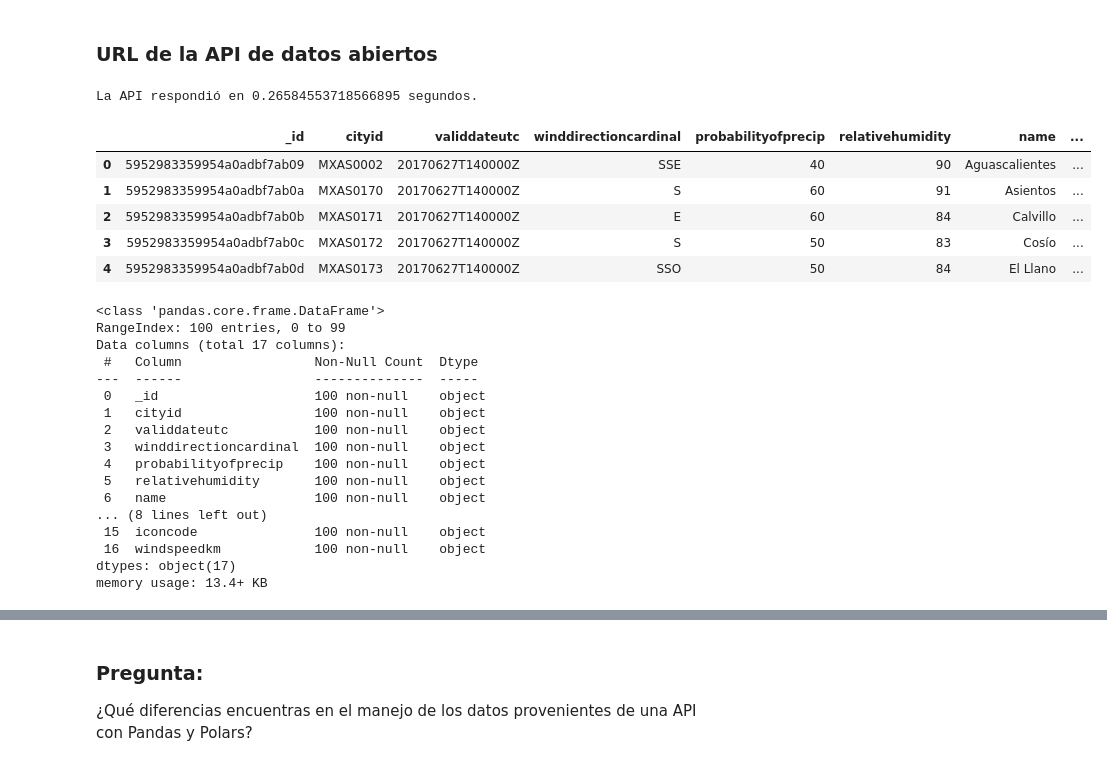
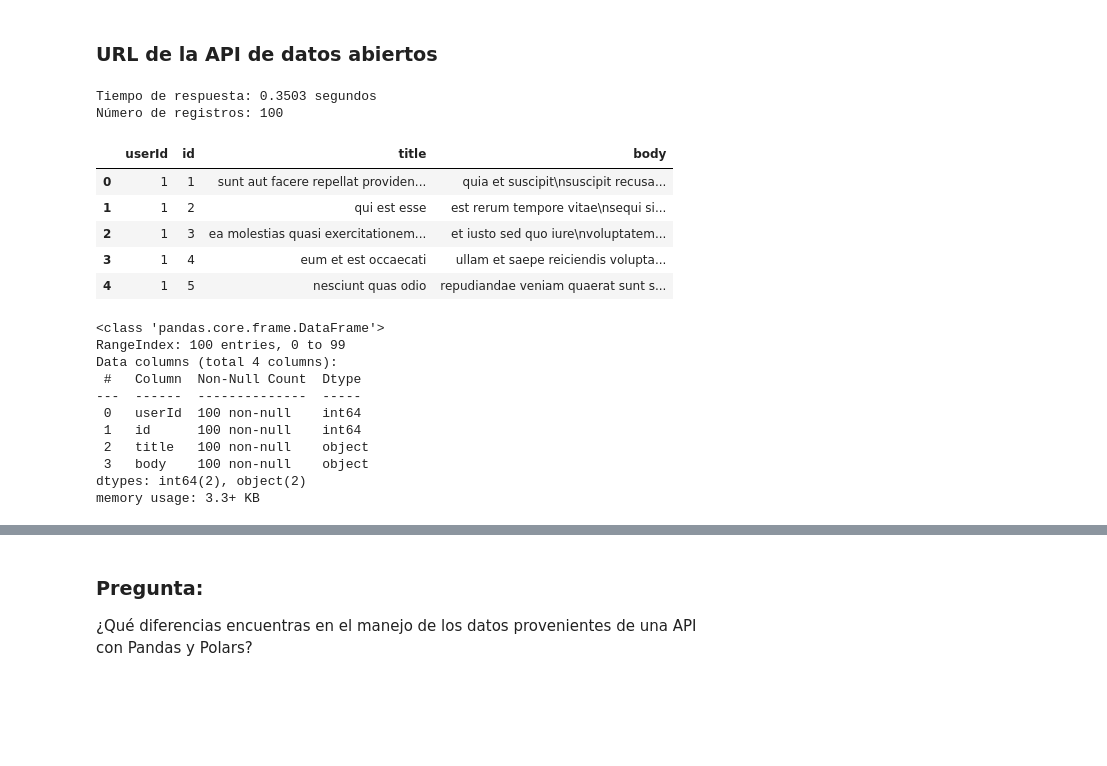
Before and after one commit to RoyGomezAvila/Analisis-datos-big-data, a Jupyter notebook: S16/M3_Clase_17_MediumData.ipynb, the cells around one changed output, grey strips where cells are left out. Saved outputs shown, nothing was run; the diff lists cells and outputs as text; code cells hidden in the pictures; blank space fills up the shorter version.

```diff
--- a/S16/M3_Clase_17_MediumData.ipynb
+++ b/S16/M3_Clase_17_MediumData.ipynb
@@ -99,47 +102,47 @@ Polars cargó los datos en 0.023038148880004883 segundos.
 ¿Qué diferencias observas en los tiempos de carga?
 # %% [markdown]
 ### URL de la API de datos abiertos
-# %%
-
-url = "https://api.datos.gob.mx/v1/condiciones-atmosfericas"
-
-# Hacer una solicitud GET a la API y medir el tiempo de respuesta
-start_time = time.time()
-response = requests.get(url)
-data_json = response.json()
-end_time = time.time()
-print(f"La API respondió en {end_time - start_time} segundos.")
-# %% [output]
-La API respondió en 0.26584553718566895 segundos.
+# %%
+import requests
+import time
+
+url = "https://jsonplaceholder.typicode.com/posts"
+
+start_time = time.time()
+response = requests.get(url, timeout=10)
+end_time = time.time()
+
+data_json = response.json()
+
+print(f"Tiempo de respuesta: {end_time - start_time:.4f} segundos")
+print(f"Número de registros: {len(data_json)}")
+# %% [output]
+Tiempo de respuesta: 0.3503 segundos
+Número de registros: 100
 # %%
-# Convertir la respuesta en un DataFrame de Pandas
-df_api_pandas = pd.DataFrame(data_json['results'])
+import pandas as pd
+
+df_api_pandas = pd.DataFrame(data_json)
 df_api_pandas.head()
 # %% [output]
-|  | _id | cityid | validdateutc | winddirectioncardinal | probabilityofprecip | relativehumidity | name | ... |
-| 0 | 5952983359954a0adbf7ab09 | MXAS0002 | 20170627T140000Z | SSE | 40 | 90 | Aguascalientes | ... |
-| 1 | 5952983359954a0adbf7ab0a | MXAS0170 | 20170627T140000Z | S | 60 | 91 | Asientos | ... |
-| 2 | 5952983359954a0adbf7ab0b | MXAS0171 | 20170627T140000Z | E | 60 | 84 | Calvillo | ... |
-| 3 | 5952983359954a0adbf7ab0c | MXAS0172 | 20170627T140000Z | S | 50 | 83 | Cosío | ... |
-| 4 | 5952983359954a0adbf7ab0d | MXAS0173 | 20170627T140000Z | SSO | 50 | 84 | El Llano | ... |
+|  | userId | id | title | body |
+| 0 | 1 | 1 | sunt aut facere repellat providen... | quia et suscipit\nsuscipit recusa... |
+| 1 | 1 | 2 | qui est esse | est rerum tempore vitae\nsequi si... |
+| 2 | 1 | 3 | ea molestias quasi exercitationem... | et iusto sed quo iure\nvoluptatem... |
+| 3 | 1 | 4 | eum et est occaecati | ullam et saepe reiciendis volupta... |
+| 4 | 1 | 5 | nesciunt quas odio | repudiandae veniam quaerat sunt s... |
 # %%
 df_api_pandas.info()
 # %% [output]
 <class 'pandas.core.frame.DataFrame'>
 RangeIndex: 100 entries, 0 to 99
-Data columns (total 17 columns):
- #   Column                 Non-Null Count  Dtype
----  ------                 --------------  -----
- 0   _id                    100 non-null    object
- 1   cityid                 100 non-null    object
- 2   validdateutc           100 non-null    object
- 3   winddirectioncardinal  100 non-null    object
- 4   probabilityofprecip    100 non-null    object
- 5   relativehumidity       100 non-null    object
- 6   name                   100 non-null    object
-... (8 lines left out)
- 15  iconcode               100 non-null    object
- 16  windspeedkm            100 non-null    object
-dtypes: object(17)
-memory usage: 13.4+ KB
+Data columns (total 4 columns):
+ #   Column  Non-Null Count  Dtype
+---  ------  --------------  -----
+ 0   userId  100 non-null    int64
+ 1   id      100 non-null    int64
+ 2   title   100 non-null    object
+ 3   body    100 non-null    object
+dtypes: int64(2), object(2)
+memory usage: 3.3+ KB
 # %%
```
Also changed, not shown: parts of 5 cells of this notebook.
